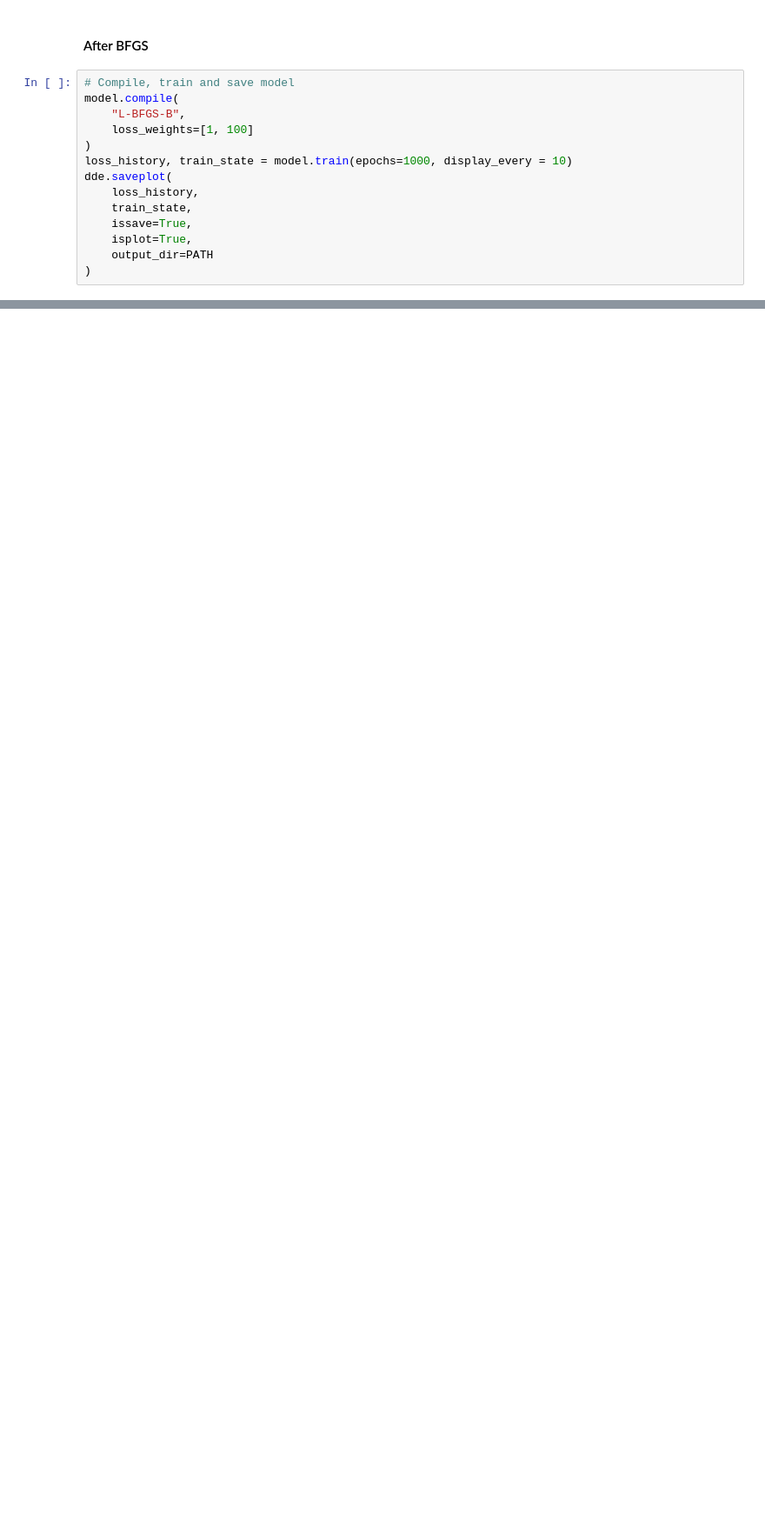
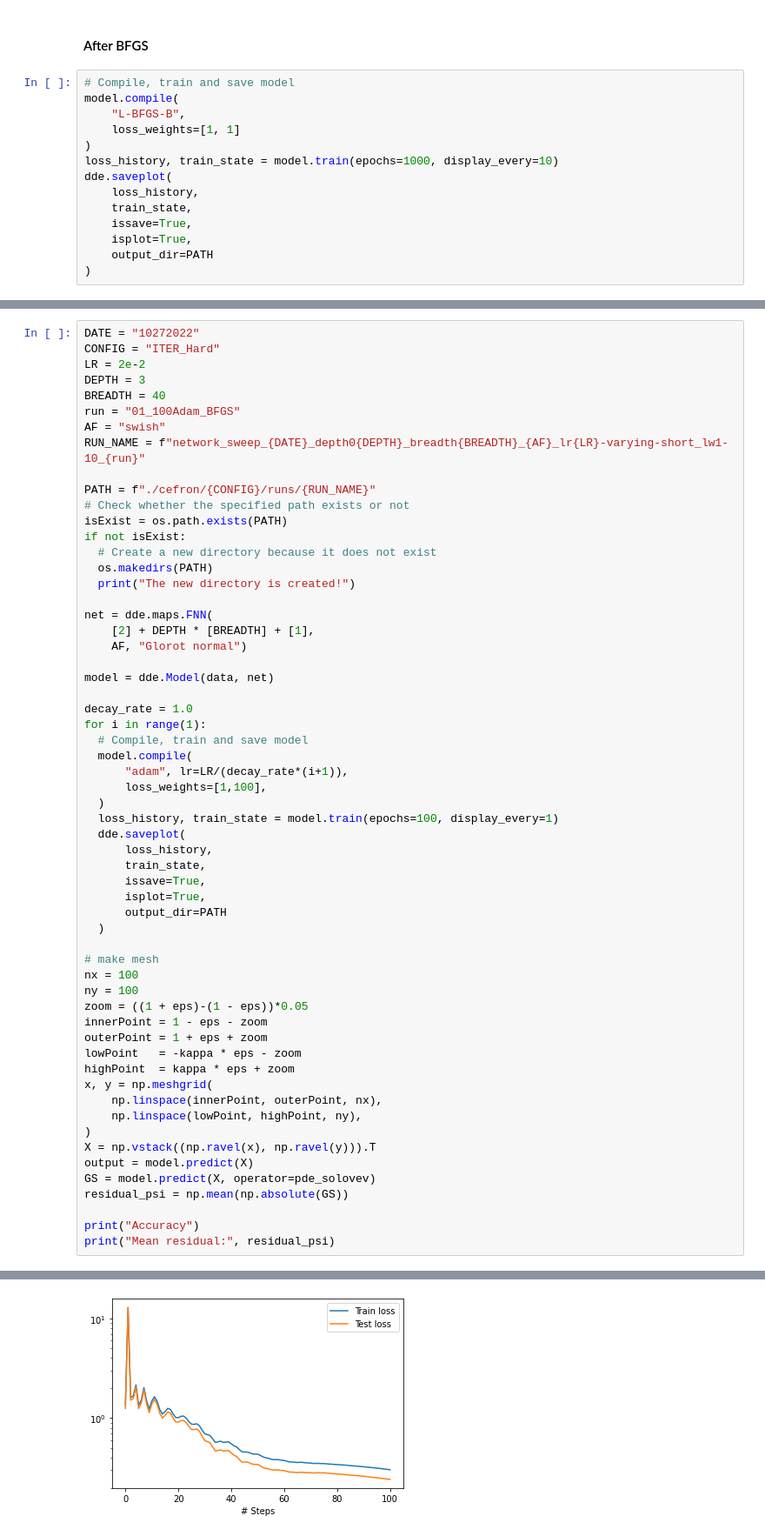
Before and after one commit to akaptano/deepxde_copy, a Jupyter notebook: gs-2d-surrogate/general_solovev_equil_visual_hardconstraint.ipynb, the cells around one changed output, grey strips where cells are left out. Shown at 87% size. Cells and saved outputs as stored; diff of their text form; blank space fills up the shorter version.

```diff
--- a/gs-2d-surrogate/general_solovev_equil_visual_hardconstraint.ipynb
+++ b/gs-2d-surrogate/general_solovev_equil_visual_hardconstraint.ipynb
@@ -214,9 +220,9 @@ Mean residual: 0.02687808
 # Compile, train and save model
 model.compile(
     "L-BFGS-B",
-    loss_weights=[1, 100]
+    loss_weights=[1, 1]
 )
-loss_history, train_state = model.train(epochs=1000, display_every = 10)
+loss_history, train_state = model.train(epochs=1000, display_every=10)
 dde.saveplot(
     loss_history,
     train_state,
@@ -255,0 +273,60 @@ plot_summary_figure(ITER, model, X_test, PATH)
+# %%
+DATE = "10272022"
+CONFIG = "ITER_Hard"
+LR = 2e-2
+DEPTH = 3
+BREADTH = 40
+run = "01_100Adam_BFGS"
+AF = "swish"
+RUN_NAME = f"network_sweep_{DATE}_depth0{DEPTH}_breadth{BREADTH}_{AF}_lr{LR}-varying-short_lw1-10_{run}"
+
+PATH = f"./cefron/{CONFIG}/runs/{RUN_NAME}"
+# Check whether the specified path exists or not
+isExist = os.path.exists(PATH)
+if not isExist:
+  # Create a new directory because it does not exist
+  os.makedirs(PATH)
+  print("The new directory is created!")
+
+net = dde.maps.FNN(
+    [2] + DEPTH * [BREADTH] + [1],
+    AF, "Glorot normal")
+
+model = dde.Model(data, net)
+
+decay_rate = 1.0
+for i in range(1):
+  # Compile, train and save model
+  model.compile(
+      "adam", lr=LR/(decay_rate*(i+1)),
+      loss_weights=[1,100],
+  )
+  loss_history, train_state = model.train(epochs=100, display_every=1)
+  dde.saveplot(
+      loss_history,
+      train_state,
+      issave=True,
+      isplot=True,
+      output_dir=PATH
+  )
+
+# make mesh
+nx = 100
+ny = 100
+zoom = ((1 + eps)-(1 - eps))*0.05
+innerPoint = 1 - eps - zoom
+outerPoint = 1 + eps + zoom
+lowPoint   = -kappa * eps - zoom
+highPoint  = kappa * eps + zoom
+x, y = np.meshgrid(
+    np.linspace(innerPoint, outerPoint, nx),
+    np.linspace(lowPoint, highPoint, ny),
+)
+X = np.vstack((np.ravel(x), np.ravel(y))).T
+output = model.predict(X)
+GS = model.predict(X, operator=pde_solovev)
+residual_psi = np.mean(np.absolute(GS))
+
+print("Accuracy")
+print("Mean residual:", residual_psi)
+# %% [output]
@@ -255,0 +353 @@ plot_summary_figure(ITER, model, X_test, PATH)
+[figure, added]
```
Also changed, not shown: parts of 14 cells of this notebook, 3 other files.
